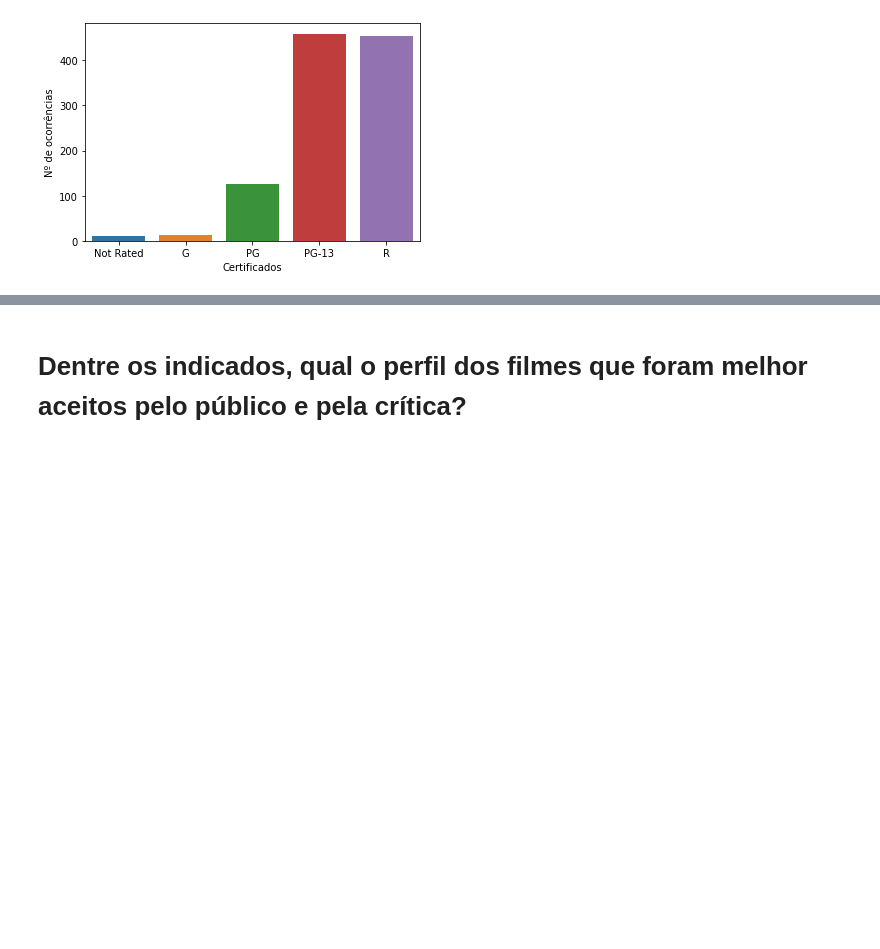
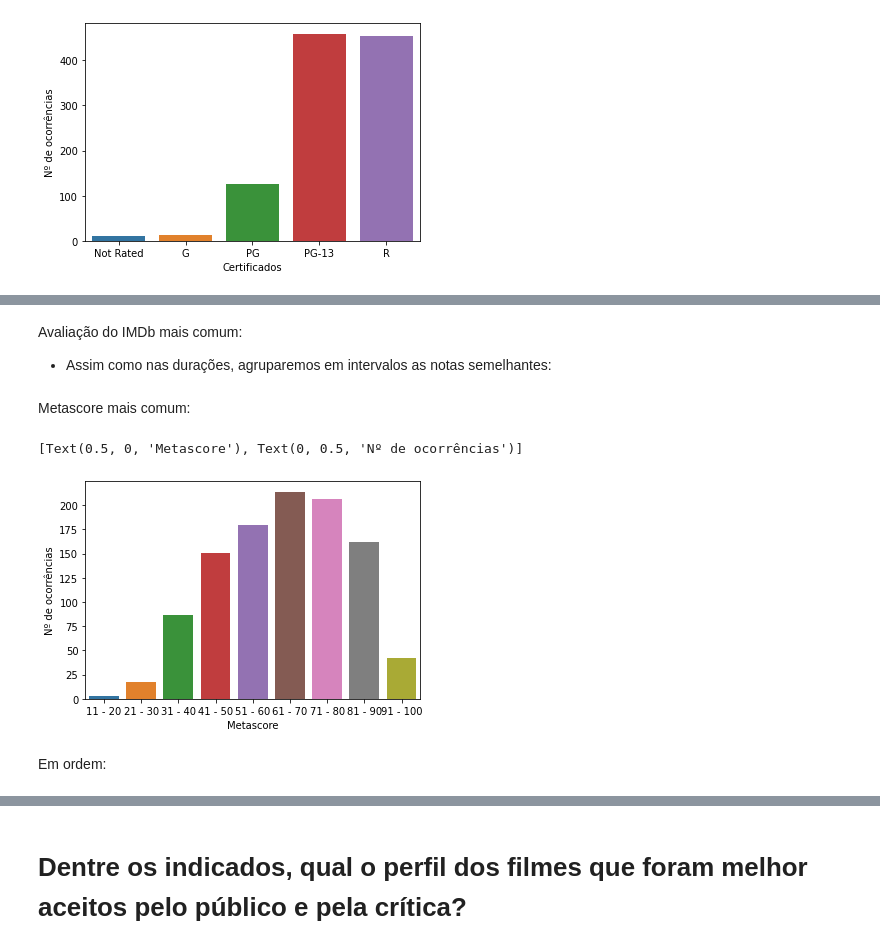
Before and after one commit to Jayvolv/Projeto-ICD, a Jupyter notebook: Projeto_FInal_ICD.ipynb, the cells around one changed output, grey strips where cells are left out. Drawn from its saved outputs; the diff is of its cells as text; code cells hidden in the pictures; blank space fills up the shorter version.

```diff
--- a/Projeto_FInal_ICD.ipynb
+++ b/Projeto_FInal_ICD.ipynb
@@ -173,0 +299,4 @@ graph_cert.set(xlabel = 'Certificados', ylabel = 'Nº de ocorrências')
+# %% [markdown]
+Avaliação do IMDb mais comum:
+
+* Assim como nas durações, agruparemos em intervalos as notas semelhantes:
@@ -173,0 +332,18 @@ graph_cert.set(xlabel = 'Certificados', ylabel = 'Nº de ocorrências')
+# %% [markdown]
+Metascore mais comum:
+# %%
+#Adicionando a coluna meta_break dos intervalos das notas:
+count_meta = df_final
+count_meta['meta_break'] = count_meta['metascore'].apply(n_break, args = (0, 10, 10))
+
+#Contando a frequência de cada intervalo:
+count_meta = count_meta.groupby(['meta_break']).size()
+
+#Visualização:
+graph_meta = sns.barplot(x = count_meta.index, y = count_meta.values)
+graph_meta.set(xlabel = 'Metascore', ylabel = 'Nº de ocorrências')
+# %% [output]
+[Text(0.5, 0, 'Metascore'), Text(0, 0.5, 'Nº de ocorrências')]
+[figure, added]
+# %% [markdown]
+Em ordem:
```
Also changed, not shown: parts of 47 cells of this notebook.
